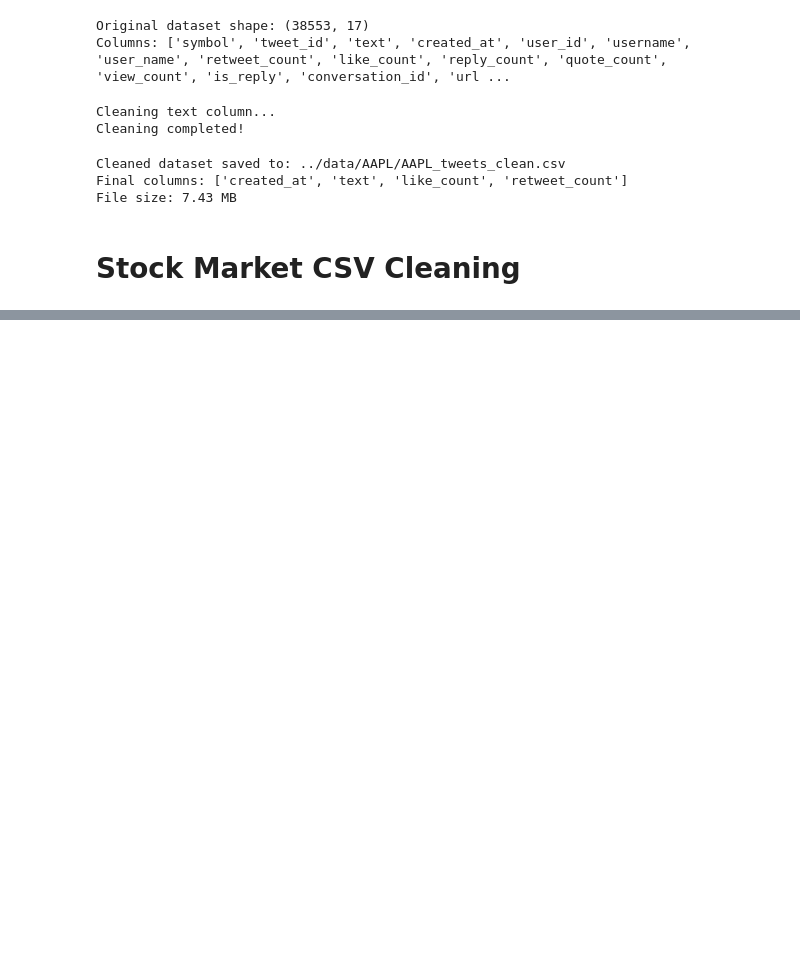
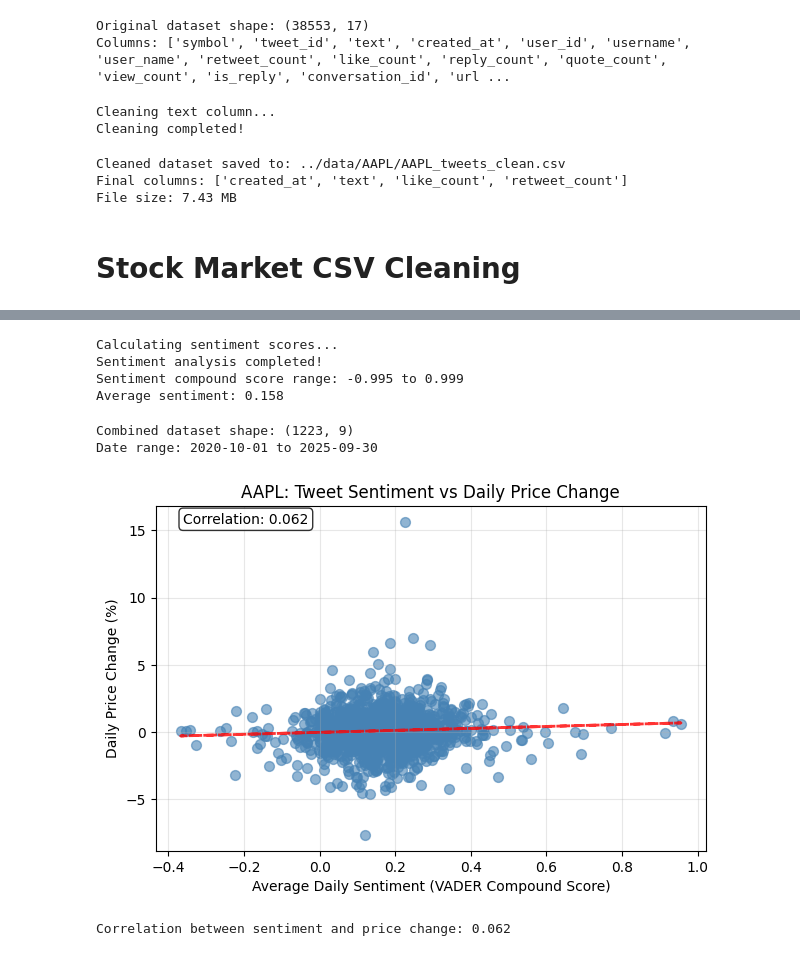
Before and after one commit to McMeans/ds-4002-project-2, a Jupyter notebook: scripts/cleaning_eda.ipynb, the cells around one changed output, grey strips where cells are left out. Cells and saved outputs as stored; diff of their text form; code cells hidden in the pictures; blank space fills up the shorter version.

```diff
--- a/scripts/cleaning_eda.ipynb
+++ b/scripts/cleaning_eda.ipynb
@@ -110,0 +155,75 @@ Market data file size: 0.06 MB
+# %%
+# Initialize VADER sentiment analyzer
+analyzer = SentimentIntensityAnalyzer()
+
+# Calculate sentiment scores for each tweet
+print("Calculating sentiment scores...")
+df['sentiment_scores'] = df['text'].apply(lambda x: analyzer.polarity_scores(str(x)))
+df['sentiment_compound'] = df['sentiment_scores'].apply(lambda x: x['compound'])
+df['sentiment_positive'] = df['sentiment_scores'].apply(lambda x: x['pos'])
+df['sentiment_negative'] = df['sentiment_scores'].apply(lambda x: x['neg'])
+df['sentiment_neutral'] = df['sentiment_scores'].apply(lambda x: x['neu'])
+
+print("Sentiment analysis completed!")
+print(f"Sentiment compound score range: {df['sentiment_compound'].min():.3f} to {df['sentiment_compound'].max():.3f}")
+print(f"Average sentiment: {df['sentiment_compound'].mean():.3f}")
+# %% [output]
+Calculating sentiment scores...
+Sentiment analysis completed!
+Sentiment compound score range: -0.995 to 0.999
+Average sentiment: 0.158
+# %%
+# Prepare data for sentiment vs price analysis
+# Aggregate sentiment by date
+daily_sentiment = df.groupby('date').agg({
+    'sentiment_compound': 'mean',
+    'like_count': 'sum',
+    'retweet_count': 'sum',
+    'text': 'count'  # tweet count
+}).reset_index()
+
+daily_sentiment.columns = ['date', 'avg_sentiment', 'total_likes', 'total_retweets', 'tweet_count']
+
+# Merge with market data
+sentiment_price_data = pd.merge(daily_sentiment, market_df, on='date', how='inner')
+
+# Calculate daily price change
+sentiment_price_data['price_change'] = sentiment_price_data['close'] - sentiment_price_data['open']
+sentiment_price_data['price_change_pct'] = (sentiment_price_data['price_change'] / sentiment_price_data['open']) * 100
+
+print(f"Combined dataset shape: {sentiment_price_data.shape}")
+print(f"Date range: {sentiment_price_data['date'].min()} to {sentiment_price_data['date'].max()}")
+# %% [output]
+Combined dataset shape: (1223, 9)
+Date range: 2020-10-01 to 2025-09-30
+# %%
+# Plot 1: Sentiment vs Price Change
+plt.figure(figsize=(12, 8))
+
+# Create subplot
+plt.subplot(2, 2, 1)
+plt.scatter(sentiment_price_data['avg_sentiment'], sentiment_price_data['price_change_pct'],
+           alpha=0.6, s=50, c='steelblue')
+plt.xlabel('Average Daily Sentiment (VADER Compound Score)')
+plt.ylabel('Daily Price Change (%)')
+plt.title('AAPL: Tweet Sentiment vs Daily Price Change')
+plt.grid(True, alpha=0.3)
+
+# Add trend line
+z = np.polyfit(sentiment_price_data['avg_sentiment'], sentiment_price_data['price_change_pct'], 1)
+p = np.poly1d(z)
+plt.plot(sentiment_price_data['avg_sentiment'], p(sentiment_price_data['avg_sentiment']),
+         "r--", alpha=0.8, linewidth=2)
+
+# Calculate correlation
+correlation = sentiment_price_data['avg_sentiment'].corr(sentiment_price_data['price_change_pct'])
+plt.text(0.05, 0.95, f'Correlation: {correlation:.3f}', transform=plt.gca().transAxes,
+         bbox=dict(boxstyle="round,pad=0.3", facecolor="white", alpha=0.8))
+
+plt.tight_layout()
+plt.show()
+
+print(f"Correlation between sentiment and price change: {correlation:.3f}")
+# %% [output]
+[figure, added]
+Correlation between sentiment and price change: 0.062
```
Also changed, not shown: parts of 7 cells of this notebook, 7 other files.
